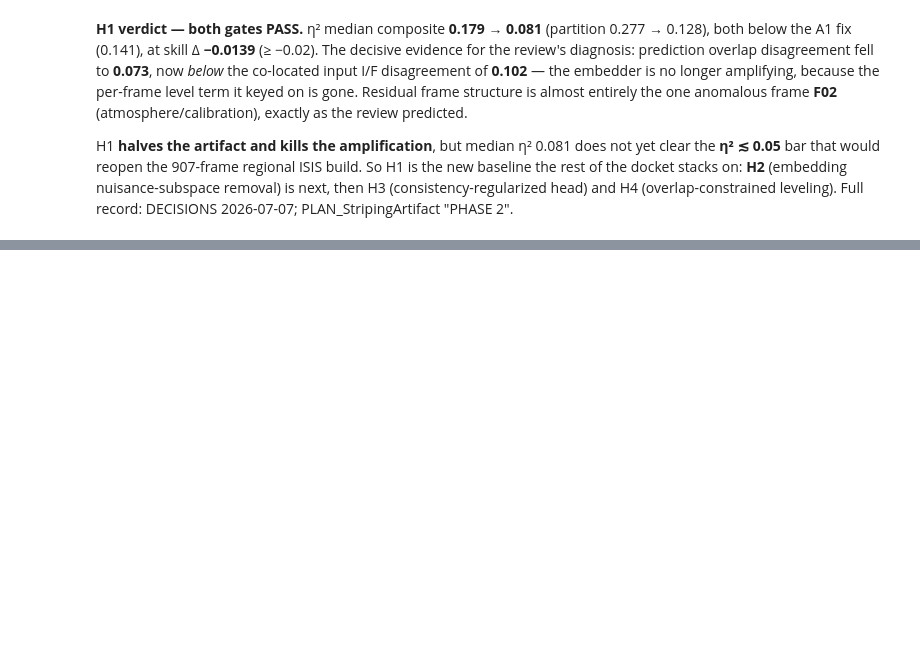
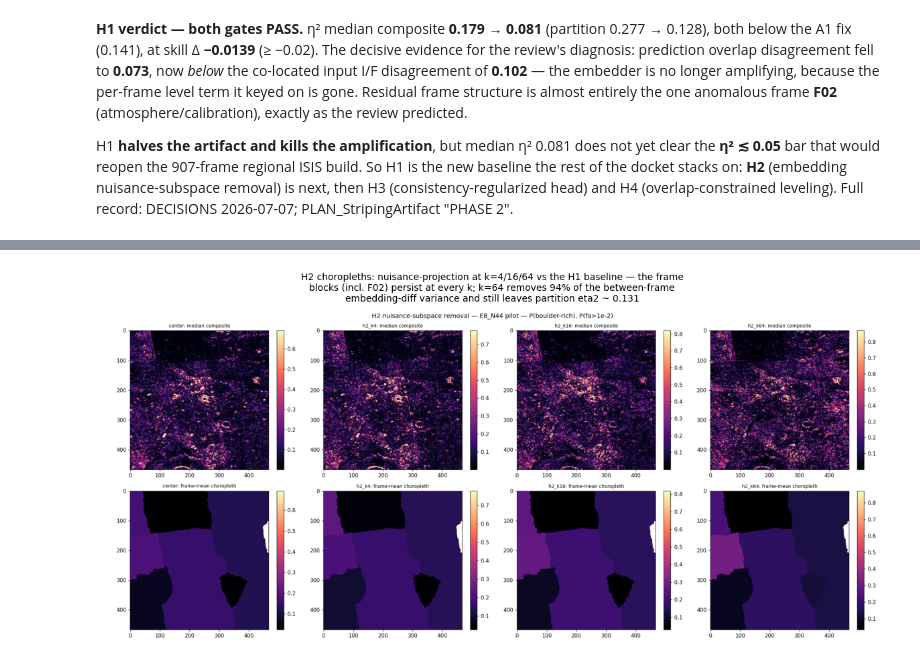
Before and after one commit to brianvamaro/hirise2ctx, a Jupyter notebook: notebooks/28_f_verdict.ipynb, the cells around one changed output, grey strips where cells are left out. Drawn from its saved outputs; the diff is of its cells as text; code cells hidden in the pictures; blank space fills up the shorter version.

```diff
--- a/notebooks/28_f_verdict.ipynb
+++ b/notebooks/28_f_verdict.ipynb
@@ -267,0 +330,9 @@ rest of the docket stacks on: **H2** (embedding nuisance-subspace removal) is ne
+# %%
+fig, ax = plt.subplots(figsize=(15, 7))
+ax.imshow(mpimg.imread(FIG / "f_h2_eta2_choropleth_h2.png")); ax.axis("off")
+ax.set_title("H2 choropleths: nuisance-projection at k=4/16/64 vs the H1 baseline — the frame\n"
+             "blocks (incl. F02) persist at every k; k=64 removes 94% of the between-frame\n"
+             "embedding-diff variance and still leaves partition eta2 ~ 0.131", fontsize=10)
+plt.show()
+# %% [output]
+[figure, added]
```
Also changed, not shown: parts of 16 cells of this notebook, 20 other files.
